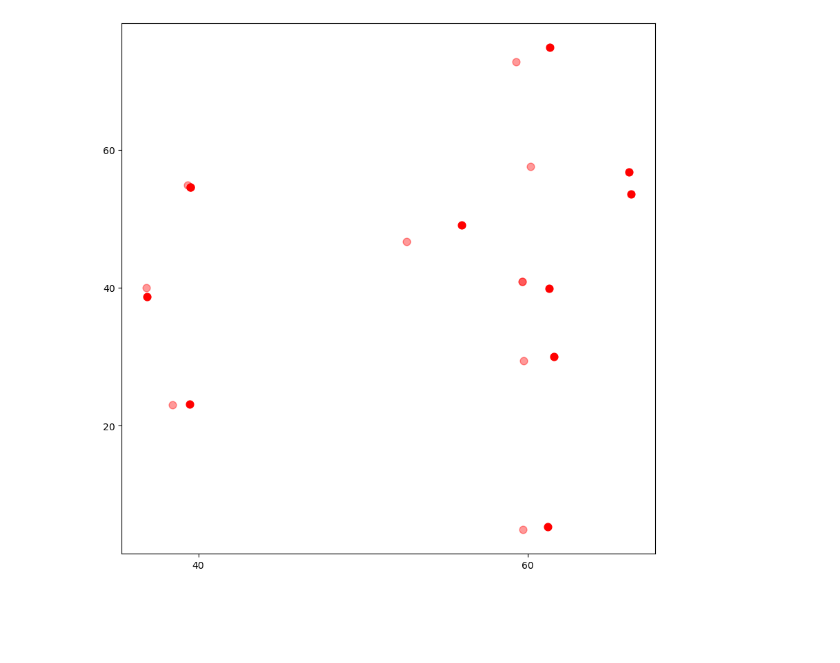
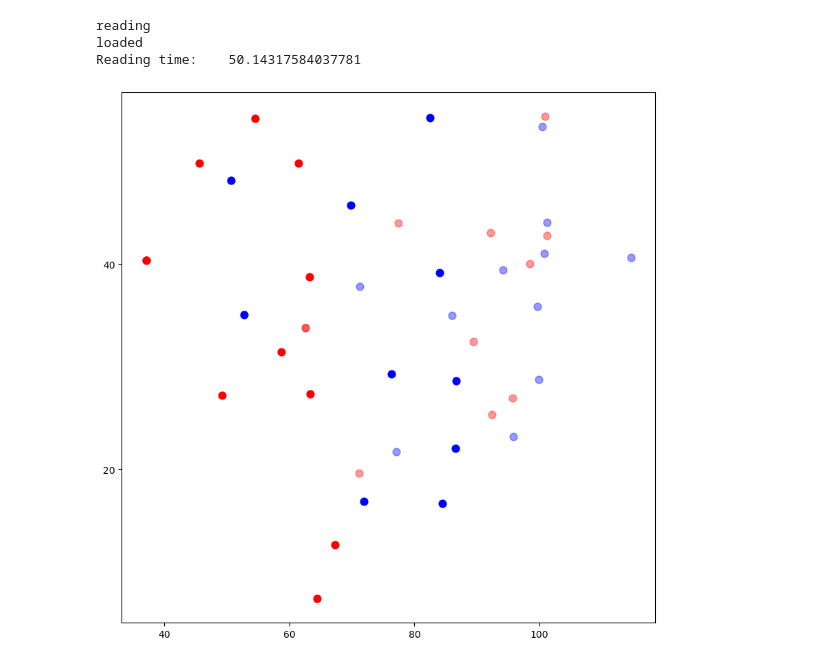
Before and after one commit to Lu-Zetian/gnn-for-goal-prediction, a Jupyter notebook: Visualization.ipynb, the cells around one changed output. Cells and saved outputs as stored; diff of their text form; code cells hidden in the pictures; blank space fills up the shorter version.

```diff
--- a/Visualization.ipynb
+++ b/Visualization.ipynb
@@ -200,4 +133,10 @@ Reading time:    0.921363353729248
+# %%
+position_helper = PlayerPositionVHelper(get_location_data(load_data("data_finalized\\data_finalized.pickle"),1), 100, 100)
+# %% [output]
+reading
+loaded
+Reading time:    50.14317584037781
 # %%
-helper4.visualize_tensor(1, True)
+position_helper.visualize_tensor(2, True)
 # %% [output]
-[figure, old version]
+[figure, new version]
```
Also changed, not shown: parts of 20 cells of this notebook.
